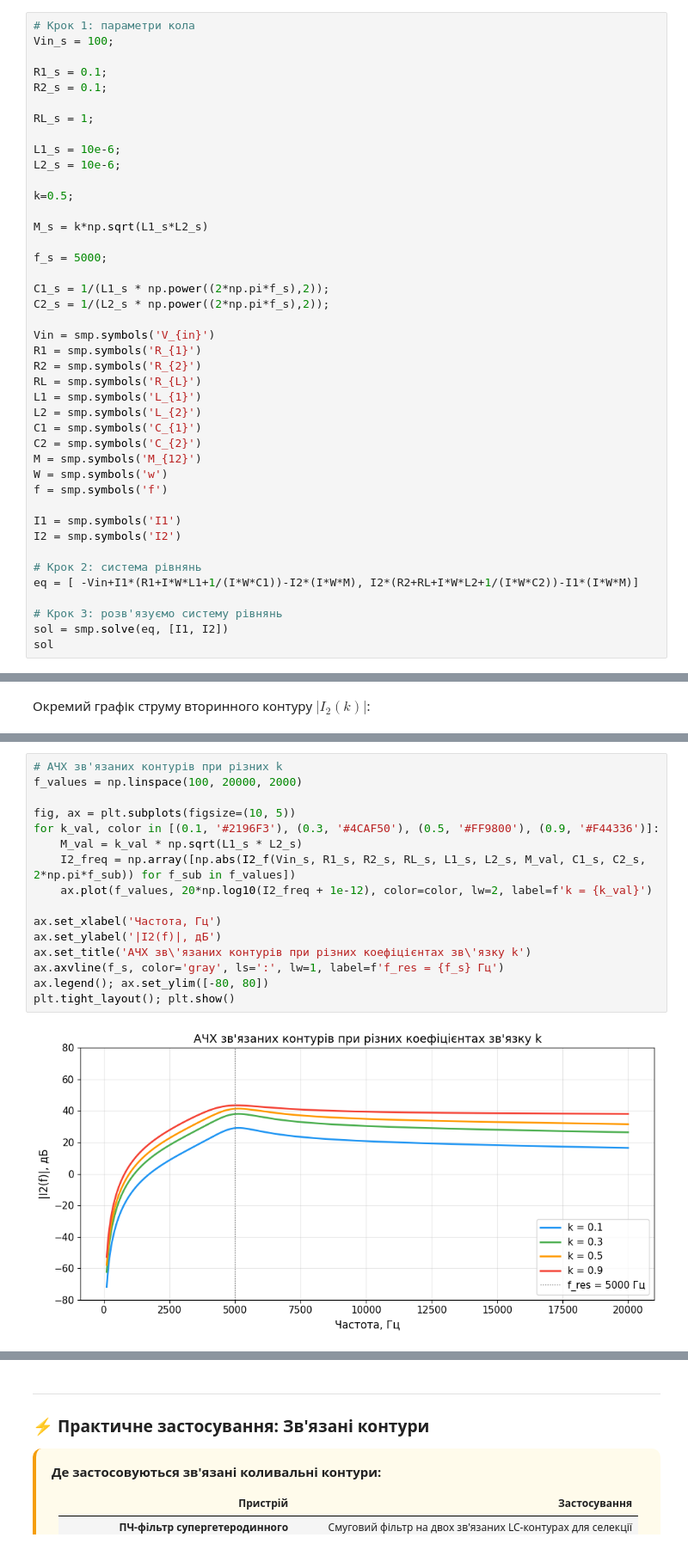
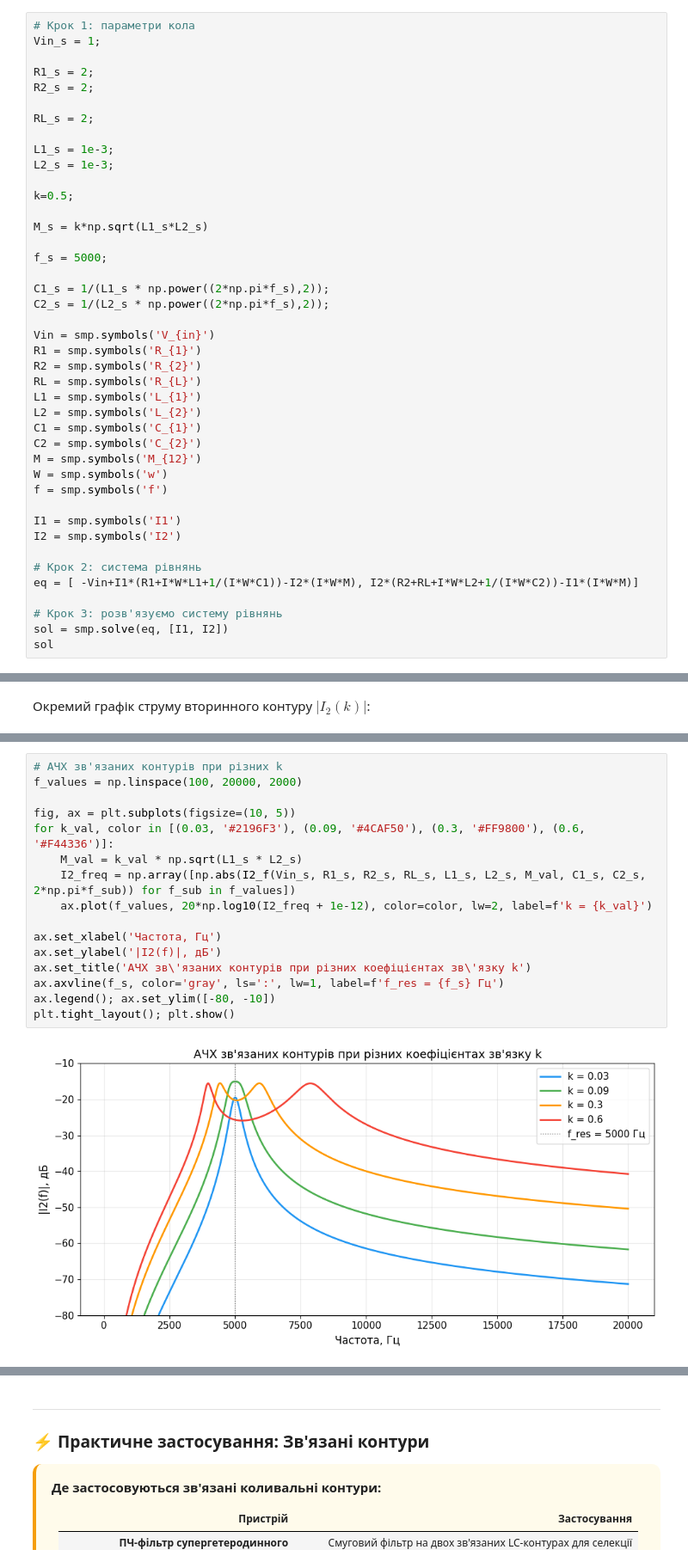
Before and after one commit to vim4all/Lectures_Basics_of_radio_electronics_in_Ukrainian, a Jupyter notebook: Тема_08_Взаємна_індуктивність_та_чотириполюсники.ipynb, the cells around one changed output, grey strips where cells are left out. Shown at 86% size. Saved outputs shown, nothing was run; the diff lists cells and outputs as text.

```diff
--- a/Тема_08_Взаємна_індуктивність_та_чотириполюсники.ipynb
+++ b/Тема_08_Взаємна_індуктивність_та_чотириполюсники.ipynb
@@ -156,14 +156,14 @@ I_2\left(R_2 + R_L + j\omega L_2 + \frac{1}{j\omega C_2}\right) - I_1 \cdot j\om
 # %%
 # Крок 1: параметри кола
-Vin_s = 100;
+Vin_s = 1;
 
-R1_s = 0.1;
-R2_s = 0.1;
+R1_s = 2;
+R2_s = 2;
 
-RL_s = 1;
+RL_s = 2;
 
-L1_s = 10e-6;
-L2_s = 10e-6;
+L1_s = 1e-3;
+L2_s = 1e-3;
 
 k=0.5;
 
@@ -267,21 +270,21 @@ plt.show()
 # %%
 # АЧХ зв'язаних контурів при різних k
 f_values = np.linspace(100, 20000, 2000)
 
 fig, ax = plt.subplots(figsize=(10, 5))
-for k_val, color in [(0.1, '#2196F3'), (0.3, '#4CAF50'), (0.5, '#FF9800'), (0.9, '#F44336')]:
+for k_val, color in [(0.03, '#2196F3'), (0.09, '#4CAF50'), (0.3, '#FF9800'), (0.6, '#F44336')]:
     M_val = k_val * np.sqrt(L1_s * L2_s)
     I2_freq = np.array([np.abs(I2_f(Vin_s, R1_s, R2_s, RL_s, L1_s, L2_s, M_val, C1_s, C2_s, 2*np.pi*f_sub)) for f_sub in f_values])
     ax.plot(f_values, 20*np.log10(I2_freq + 1e-12), color=color, lw=2, label=f'k = {k_val}')
 
 ax.set_xlabel('Частота, Гц')
 ax.set_ylabel('|I2(f)|, дБ')
 ax.set_title('АЧХ зв\'язаних контурів при різних коефіцієнтах зв\'язку k')
 ax.axvline(f_s, color='gray', ls=':', lw=1, label=f'f_res = {f_s} Гц')
-ax.legend(); ax.set_ylim([-80, 80])
+ax.legend(); ax.set_ylim([-80, -10])
 plt.tight_layout(); plt.show()
 # %% [output]
-[figure, old version]
+[figure, new version]
 # %% [markdown]
 ### 💡 Цікаво знати
 
```
Also changed, not shown: parts of 11 cells of this notebook, 15 other files.
